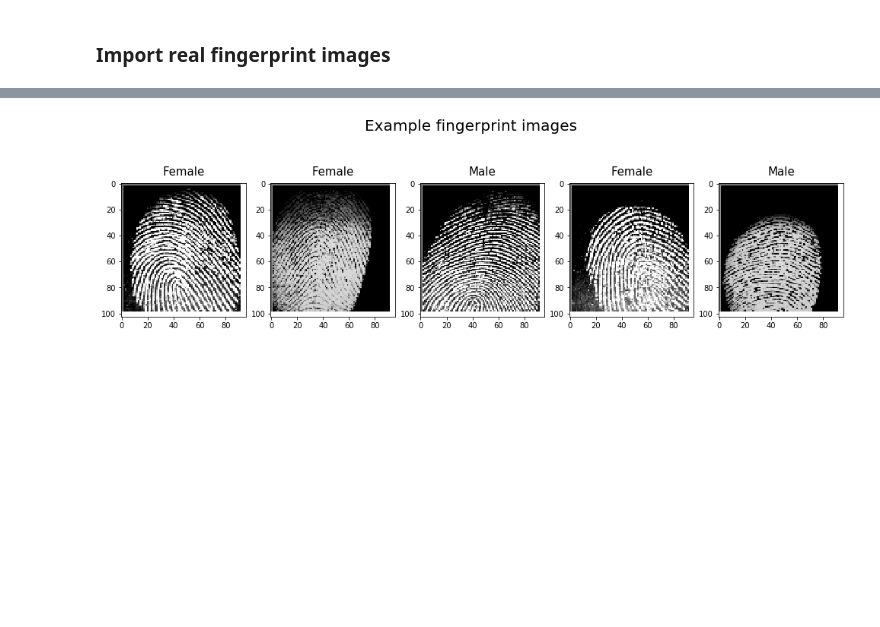
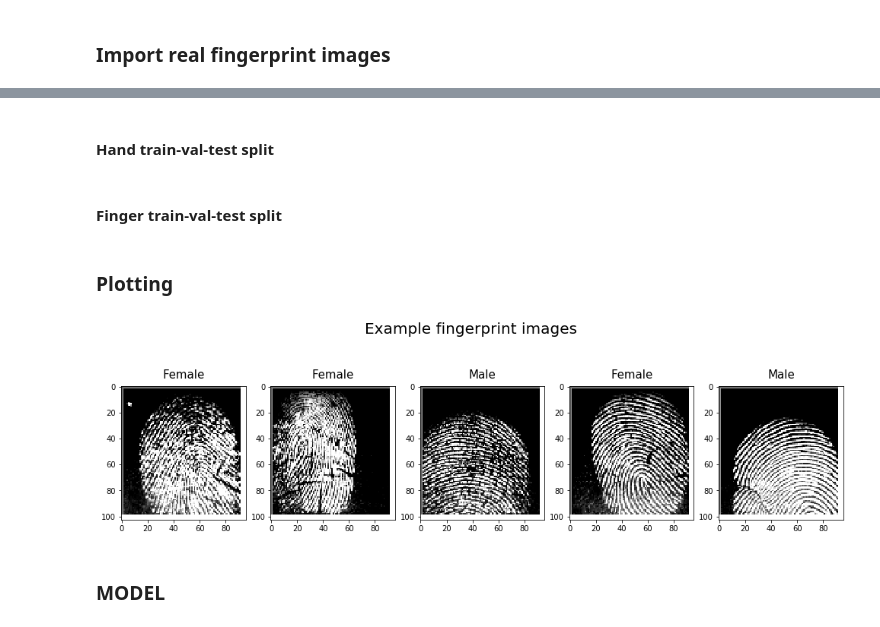
Before and after one commit to BernardWez/finger-prints, a Jupyter notebook: Gender classification.ipynb, the cells around one changed output, grey strips where cells are left out. Cells and saved outputs as stored; diff of their text form; code cells hidden in the pictures; blank space fills up the shorter version.

```diff
--- a/Gender classification.ipynb
+++ b/Gender classification.ipynb
@@ -73,0 +72,38 @@ X_real, y_real = imageImport(REAL)
+# %%
+def genderTrainTestSplit(all_data, train_val_size, test_size, val_split=0.3):
+    '''Returns a train, validation, and test split for the gender dataset.
+       Note: - train_val_size and test_size indicate the amount of images per class (e.g. test_size 200 --> 200 female + 200 male)
+             - training-validation split is determined by val_split (e.g 0.3 result in a 70% train and 30% validation split)'''
+
+    data = [(datapoint[0], datapoint[1][0]) for datapoint in all_data]
+    random.shuffle(data)
+
+    female_data = []
+    male_data = []
+
+    for i in range(len(data)):
+        if data[i][1] == 1:
+            male_data.append(data[i])
+        else:
+            female_data.append(data[i])
+
+    # Grab training data
+    train_and_val_data = female_data[:train_val_size] + male_data[:train_val_size]
+    random.shuffle(train_and_val_data)
+
+    # Split training data into x and y
+    x, y = zip(*train_and_val_data)
+
+    # Make a train/validation split
+    X_train, X_val, y_train, y_val = train_test_split(x, y, test_size=val_split, shuffle=True, stratify=y)
+
+    # Grab testing data
+    test_data = female_data[:test_size] + male_data[:test_size]
+
+    # Make a train/test split
+    X_test, y_test = zip(*test_data)
+
+    return np.array(X_train), np.array(X_val), np.array(X_test), np.array(y_train), np.array(y_val), np.array(y_test)
+# %%
+# Splits the train-test in the same way as the paper did (I added an additional train-validation split for tuning of the model)
+X_gender_train, X_gender_val, X_gender_test, y_gender_train, y_gender_val, y_gender_test = genderTrainTestSplit(data, 1000, 230)
@@ -73,0 +118,2 @@ X_real, y_real = imageImport(REAL)
+# %% [markdown]
+#### Hand train-val-test split
@@ -73,0 +129,2 @@ X_real, y_real = imageImport(REAL)
+# %% [markdown]
+#### Finger train-val-test split
@@ -74,15 +140,17 @@ X_real, y_real = imageImport(REAL)
+# %% [markdown]
+### Plotting
 # %%
 def plot_images(X, y, title='Example fingerprint images'):
     fig, axes = plt.subplots(1, len(X), figsize=(17, 5))
 
     for idx, ax in enumerate(axes):
         #ax.axis('off')
         ax.imshow(X[idx], cmap='gray_r')
         ax.set_title('Male' if y[idx] == 1 else 'Female', size=15, pad=10)
 
     fig.suptitle(title, fontsize=20)
 
-random_sample = random.sample(range(6000), 5)
-plot_images(X_real[random_sample], y_real[random_sample])
+random_sample = random.sample(range(1000), 5)
+plot_images(X_gender_train[random_sample], y_gender_train[random_sample])
 # %% [output]
-[figure, old version]
+[figure, new version]
@@ -94,0 +157,2 @@ X_train, X_test, y_train, y_test = train_test_split(X_real, y_real, test_size=0.
+# %% [markdown]
+### MODEL
```
Also changed, not shown: parts of 25 cells of this notebook.
